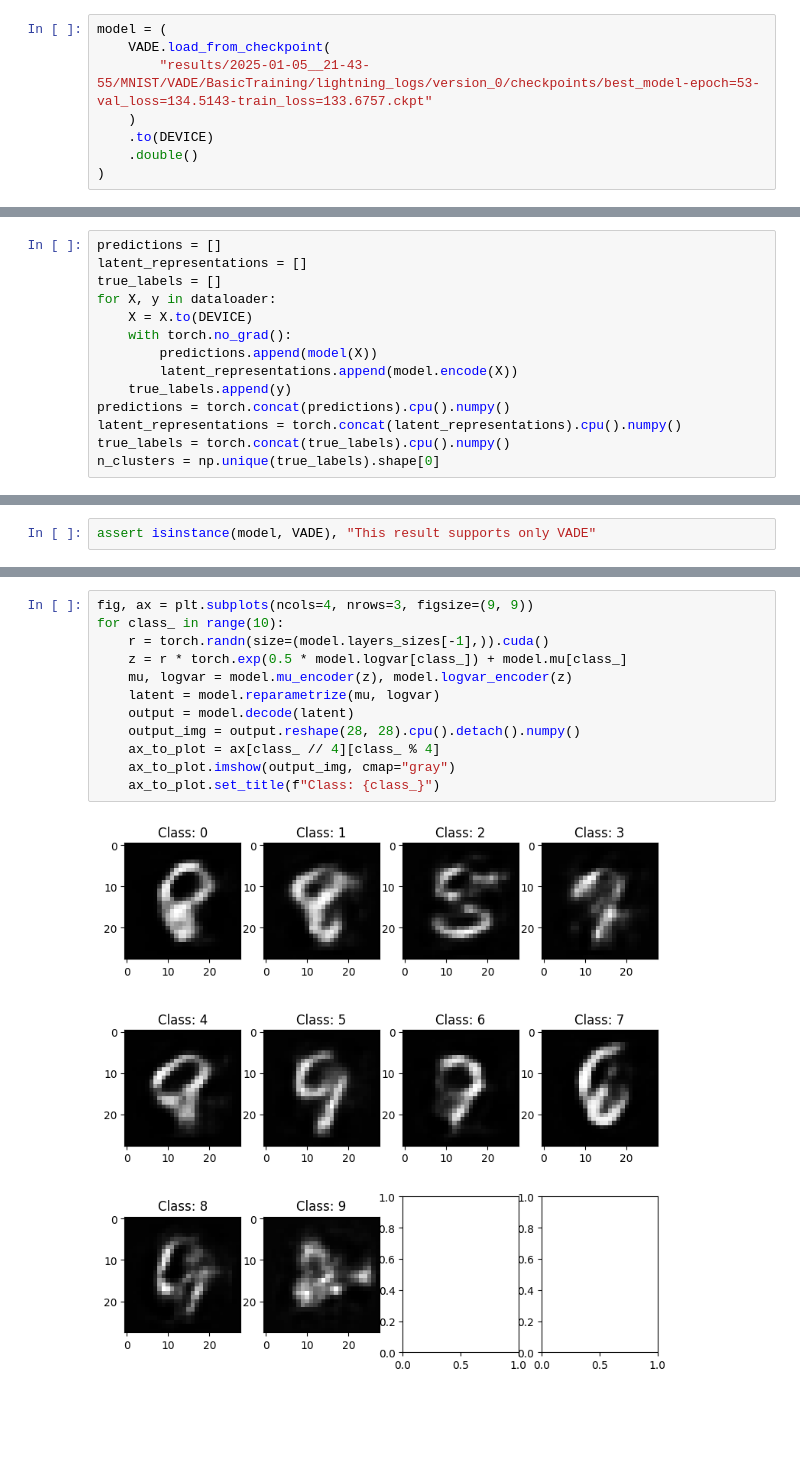
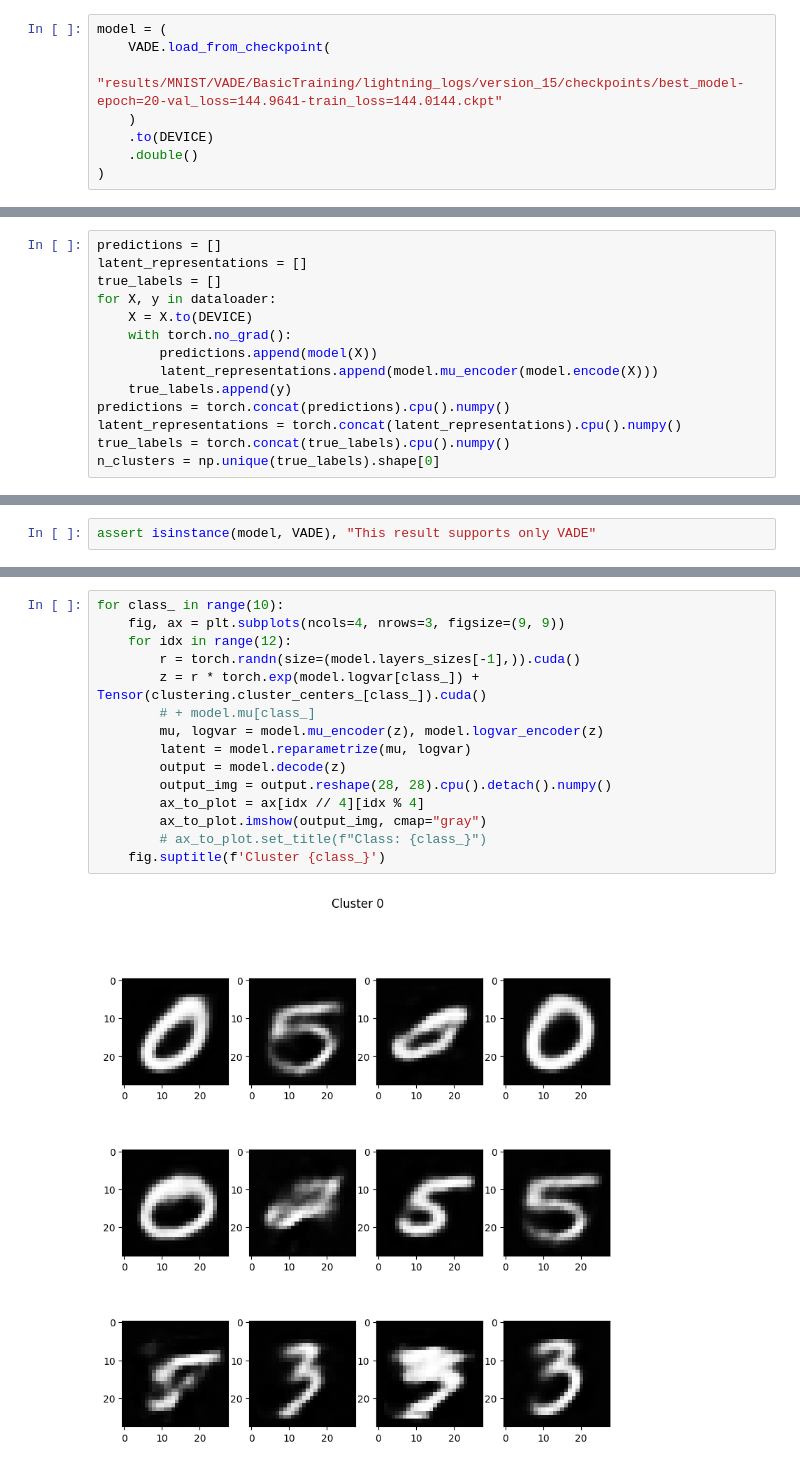
Before and after one commit to azoz01/muml_vade, a Jupyter notebook: results_poc.ipynb, the cells around one changed output, grey strips where cells are left out. Cells and saved outputs as stored; diff of their text form; blank space fills up the shorter version.

Commit message:
update results notebook

```diff
--- a/results_poc.ipynb
+++ b/results_poc.ipynb
@@ -19,7 +19,7 @@ dataset_name = "MNIST"
 # %%
 model = (
     VADE.load_from_checkpoint(
-        "results/2025-01-05__21-43-55/MNIST/VADE/BasicTraining/lightning_logs/version_0/checkpoints/best_model-epoch=53-val_loss=134.5143-train_loss=133.6757.ckpt"
+        "results/MNIST/VADE/BasicTraining/lightning_logs/version_15/checkpoints/best_model-epoch=20-val_loss=144.9641-train_loss=144.0144.ckpt"
     )
     .to(DEVICE)
     .double()
@@ -37,7 +37,7 @@ for X, y in dataloader:
     X = X.to(DEVICE)
     with torch.no_grad():
         predictions.append(model(X))
-        latent_representations.append(model.encode(X))
+        latent_representations.append(model.mu_encoder(model.encode(X)))
     true_labels.append(y)
 predictions = torch.concat(predictions).cpu().numpy()
 latent_representations = torch.concat(latent_representations).cpu().numpy()
@@ -91,14 +128,17 @@ assert isinstance(model, VADE), "This result supports only VADE"
 # %%
-fig, ax = plt.subplots(ncols=4, nrows=3, figsize=(9, 9))
 for class_ in range(10):
-    r = torch.randn(size=(model.layers_sizes[-1],)).cuda()
-    z = r * torch.exp(0.5 * model.logvar[class_]) + model.mu[class_]
-    mu, logvar = model.mu_encoder(z), model.logvar_encoder(z)
-    latent = model.reparametrize(mu, logvar)
-    output = model.decode(latent)
-    output_img = output.reshape(28, 28).cpu().detach().numpy()
-    ax_to_plot = ax[class_ // 4][class_ % 4]
-    ax_to_plot.imshow(output_img, cmap="gray")
-    ax_to_plot.set_title(f"Class: {class_}")
+    fig, ax = plt.subplots(ncols=4, nrows=3, figsize=(9, 9))
+    for idx in range(12):
+        r = torch.randn(size=(model.layers_sizes[-1],)).cuda()
+        z = r * torch.exp(model.logvar[class_]) + Tensor(clustering.cluster_centers_[class_]).cuda()
+        # + model.mu[class_]
+        mu, logvar = model.mu_encoder(z), model.logvar_encoder(z)
+        latent = model.reparametrize(mu, logvar)
+        output = model.decode(z)
+        output_img = output.reshape(28, 28).cpu().detach().numpy()
+        ax_to_plot = ax[idx // 4][idx % 4]
+        ax_to_plot.imshow(output_img, cmap="gray")
+        # ax_to_plot.set_title(f"Class: {class_}")
+    fig.suptitle(f'Cluster {class_}')
 # %% [output]
-[figure, old version]
+[figure, new version]
```
Also changed, not shown: parts of 8 cells of this notebook.
